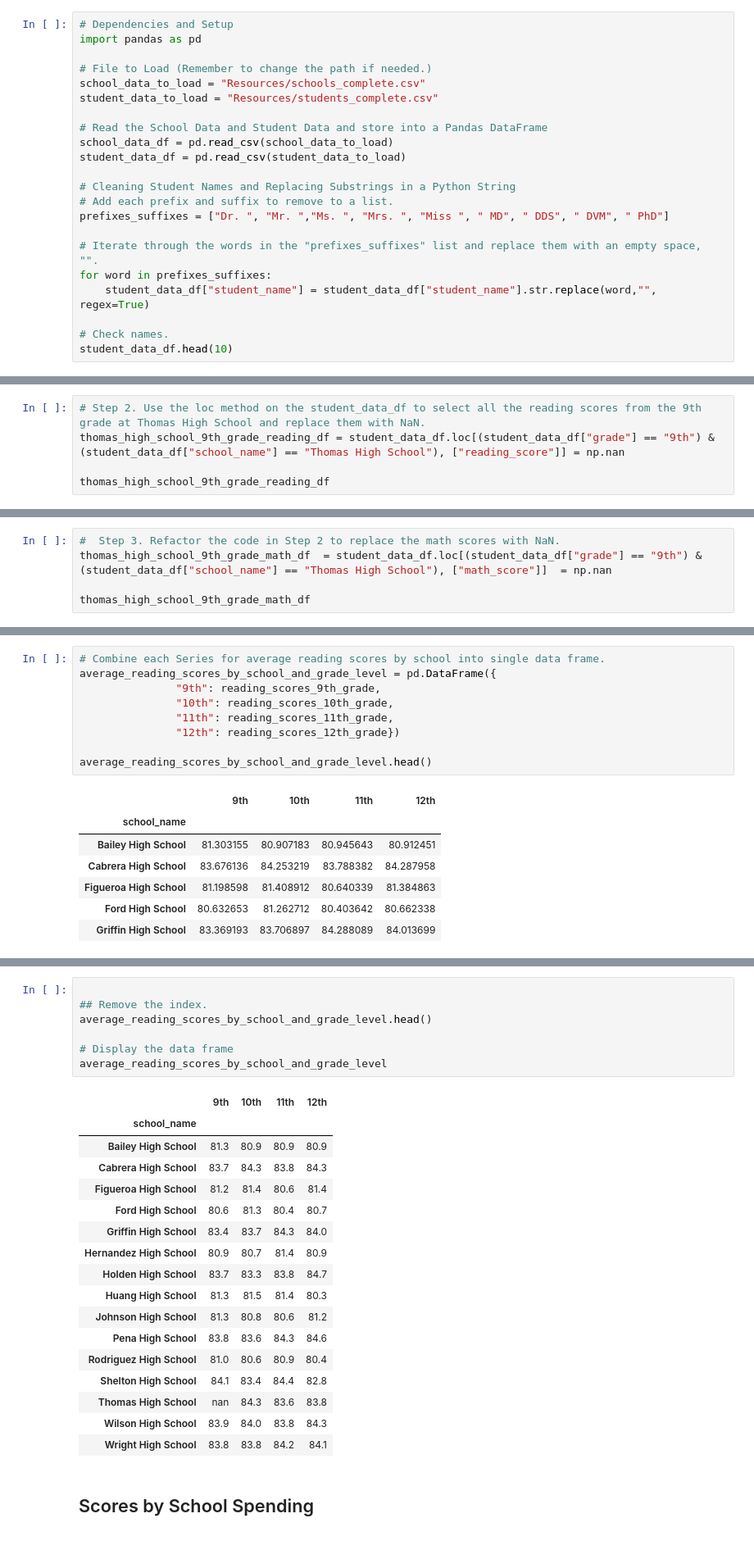
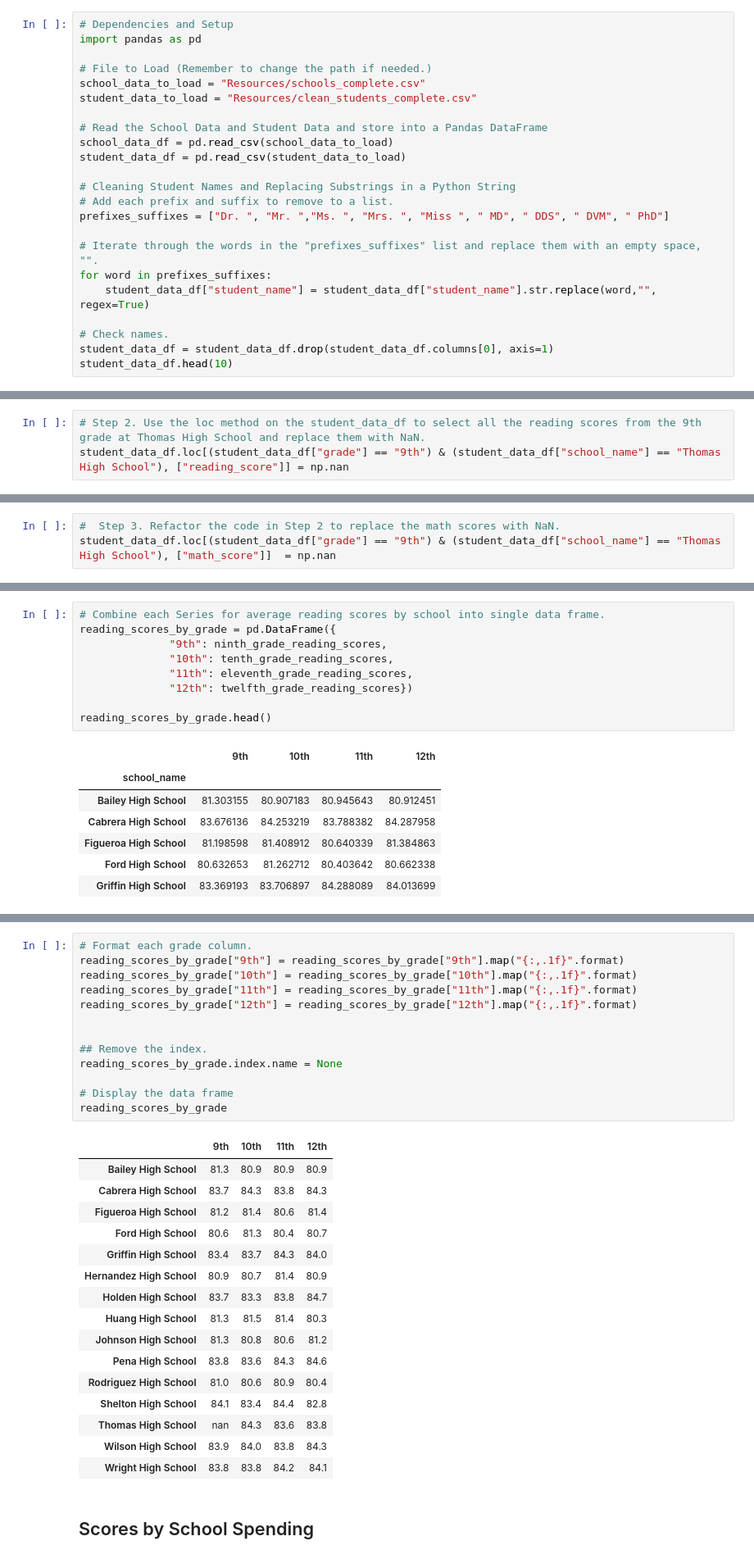
Before and after one commit to jovansgit/School_District_Analysis, a Jupyter notebook: School_District_Analysis/PyCitySchools_Challenge.ipynb, the cells around one changed output, grey strips where cells are left out. Shown at 82% size. Cells and saved outputs as stored; diff of their text form.

```diff
--- a/School_District_Analysis/PyCitySchools_Challenge.ipynb
+++ b/School_District_Analysis/PyCitySchools_Challenge.ipynb
@@ -4,7 +4,7 @@ import pandas as pd
 
 # File to Load (Remember to change the path if needed.)
 school_data_to_load = "Resources/schools_complete.csv"
-student_data_to_load = "Resources/students_complete.csv"
+student_data_to_load = "Resources/clean_students_complete.csv"
 
 # Read the School Data and Student Data and store into a Pandas DataFrame
 school_data_df = pd.read_csv(school_data_to_load)
@@ -19,6 +19,7 @@ for word in prefixes_suffixes:
     student_data_df["student_name"] = student_data_df["student_name"].str.replace(word,"", regex=True)
 
 # Check names.
+student_data_df = student_data_df.drop(student_data_df.columns[0], axis=1)
 student_data_df.head(10)
 # %% [output]
 |  | Student ID | student_name | gender | grade | school_name | reading_score | math_score |
@@ -42,6 +43,4 @@ student_data_df.head(10)
 import numpy as np
 # %%
 # Step 2. Use the loc method on the student_data_df to select all the reading scores from the 9th grade at Thomas High School and replace them with NaN.
-thomas_high_school_9th_grade_reading_df = student_data_df.loc[(student_data_df["grade"] == "9th") & (student_data_df["school_name"] == "Thomas High School"), ["reading_score"]] = np.nan
-
-thomas_high_school_9th_grade_reading_df
+student_data_df.loc[(student_data_df["grade"] == "9th") & (student_data_df["school_name"] == "Thomas High School"), ["reading_score"]] = np.nan
@@ -50,5 +47,3 @@ nan
 # %%
 #  Step 3. Refactor the code in Step 2 to replace the math scores with NaN.
-thomas_high_school_9th_grade_math_df  = student_data_df.loc[(student_data_df["grade"] == "9th") & (student_data_df["school_name"] == "Thomas High School"), ["math_score"]]  = np.nan
-
-thomas_high_school_9th_grade_math_df
+student_data_df.loc[(student_data_df["grade"] == "9th") & (student_data_df["school_name"] == "Thomas High School"), ["math_score"]]  = np.nan
@@ -408,13 +348,13 @@ average_math_scores_by_school_and_grade_level.head()
 | Griffin High School | 82.044010 | 84.229064 | 83.842105 | 83.356164 |
 # %%
 # Combine each Series for average reading scores by school into single data frame.
-average_reading_scores_by_school_and_grade_level = pd.DataFrame({
-               "9th": reading_scores_9th_grade,
-               "10th": reading_scores_10th_grade,
-               "11th": reading_scores_11th_grade,
-               "12th": reading_scores_12th_grade})
+reading_scores_by_grade = pd.DataFrame({
+              "9th": ninth_grade_reading_scores,
+              "10th": tenth_grade_reading_scores,
+              "11th": eleventh_grade_reading_scores,
+              "12th": twelfth_grade_reading_scores})
 
-average_reading_scores_by_school_and_grade_level.head()
+reading_scores_by_grade.head()
 # %% [output]
 |  | 9th | 10th | 11th | 12th |
 | school_name |  |  |  |  |
@@ -464,13 +395,18 @@ average_reading_scores_by_school_and_grade_level["12th"] = average_reading_score
 # %%
+# Format each grade column.
+reading_scores_by_grade["9th"] = reading_scores_by_grade["9th"].map("{:,.1f}".format)
+reading_scores_by_grade["10th"] = reading_scores_by_grade["10th"].map("{:,.1f}".format)
+reading_scores_by_grade["11th"] = reading_scores_by_grade["11th"].map("{:,.1f}".format)
+reading_scores_by_grade["12th"] = reading_scores_by_grade["12th"].map("{:,.1f}".format)
+
 
 ## Remove the index.
-average_reading_scores_by_school_and_grade_level.head()
+reading_scores_by_grade.index.name = None
 
 # Display the data frame
-average_reading_scores_by_school_and_grade_level
+reading_scores_by_grade
 # %% [output]
 |  | 9th | 10th | 11th | 12th |
-| school_name |  |  |  |  |
 | Bailey High School | 81.3 | 80.9 | 80.9 | 80.9 |
 | Cabrera High School | 83.7 | 84.3 | 83.8 | 84.3 |
 | Figueroa High School | 81.2 | 81.4 | 80.6 | 81.4 |
```
Also changed, not shown: parts of 32 cells of this notebook, 8 other files.
